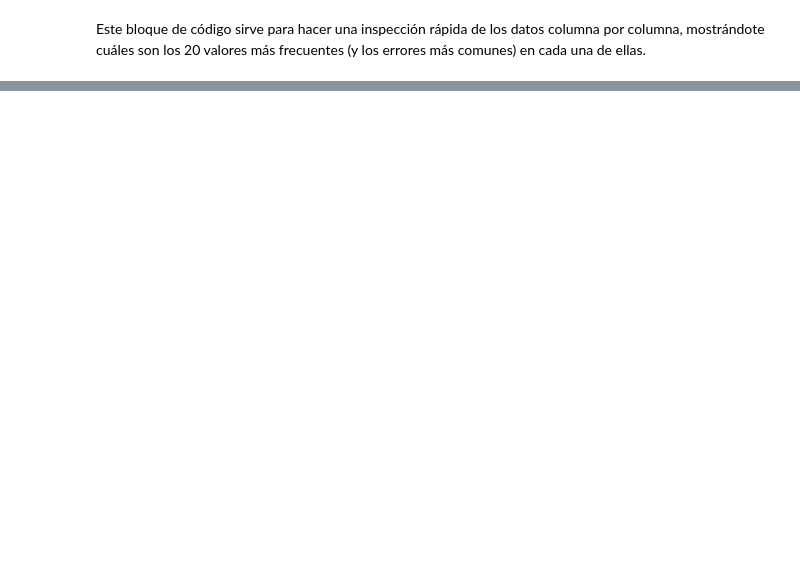
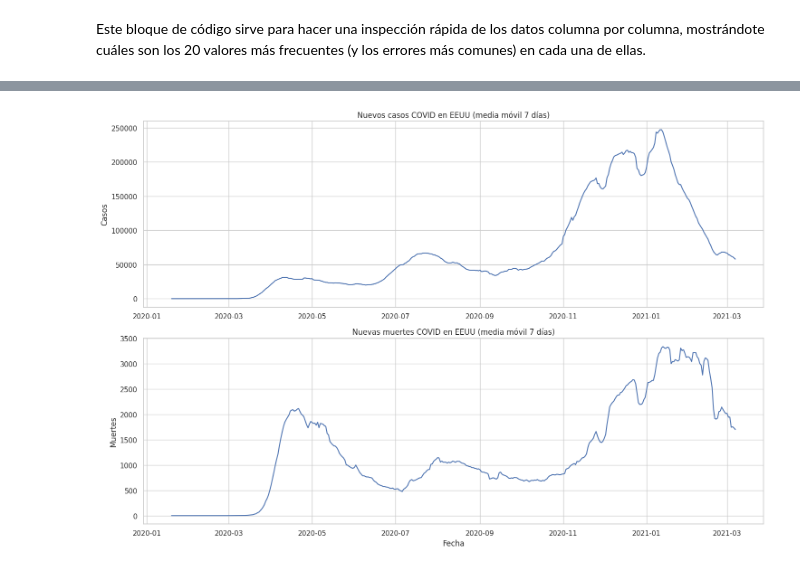
Before and after one commit to Bootcamp-DA-P2/Proyecto-EDA-Exploratory-Data-Analysis-Grupo-3, a Jupyter notebook: notebooks/Proyecto5_Bootcamp_DA2_Grupo3.ipynb, the cells around one changed output, grey strips where cells are left out. Cells and saved outputs as stored; diff of their text form; code cells hidden in the pictures; blank space fills up the shorter version.

```diff
--- a/notebooks/Proyecto5_Bootcamp_DA2_Grupo3.ipynb
+++ b/notebooks/Proyecto5_Bootcamp_DA2_Grupo3.ipynb
@@ -545,0 +643,50 @@ Name: count, dtype: int64
+# %%
+usa_daily["cases_7d"] = (
+    usa_daily["positiveIncrease"]
+    .rolling(window=7)
+    .mean()
+)
+
+usa_daily["deaths_7d"] = (
+    usa_daily["deathIncrease"]
+    .rolling(window=7)
+    .mean()
+)
+# %%
+fig, ax = plt.subplots(
+    2,
+    1,
+    figsize=(15,10)
+)
+
+# Casos
+ax[0].plot(
+    usa_daily["date"],
+    usa_daily["cases_7d"]
+)
+
+ax[0].set_title(
+    "Nuevos casos COVID en EEUU (media móvil 7 días)"
+)
+
+ax[0].set_ylabel("Casos")
+ax[0].grid(True)
+
+# Muertes
+ax[1].plot(
+    usa_daily["date"],
+    usa_daily["deaths_7d"]
+)
+
+ax[1].set_title(
+    "Nuevas muertes COVID en EEUU (media móvil 7 días)"
+)
+
+ax[1].set_ylabel("Muertes")
+ax[1].set_xlabel("Fecha")
+ax[1].grid(True)
+
+plt.tight_layout()
+plt.show()
+# %% [output]
+[figure, added]
```
Also changed, not shown: parts of 114 cells of this notebook, 1 other file.
